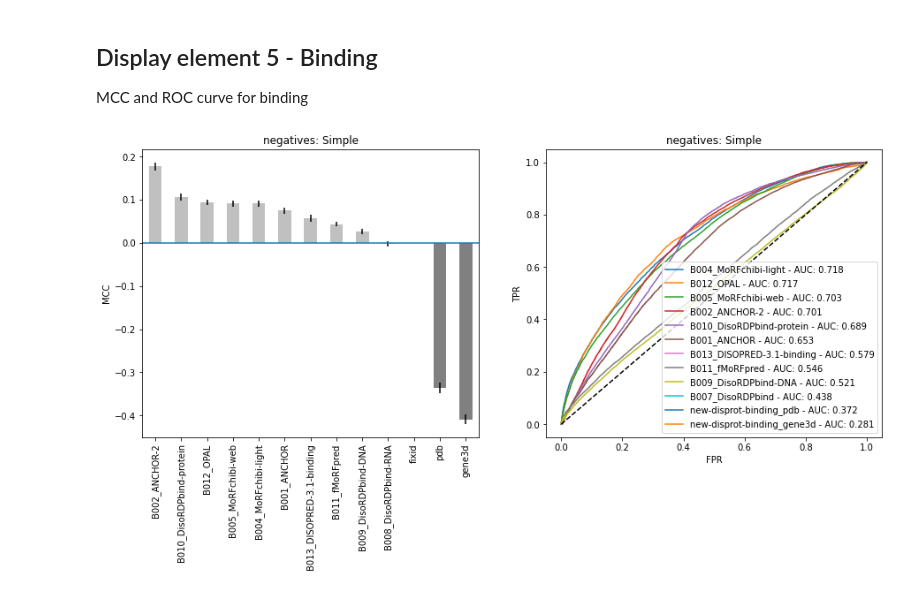
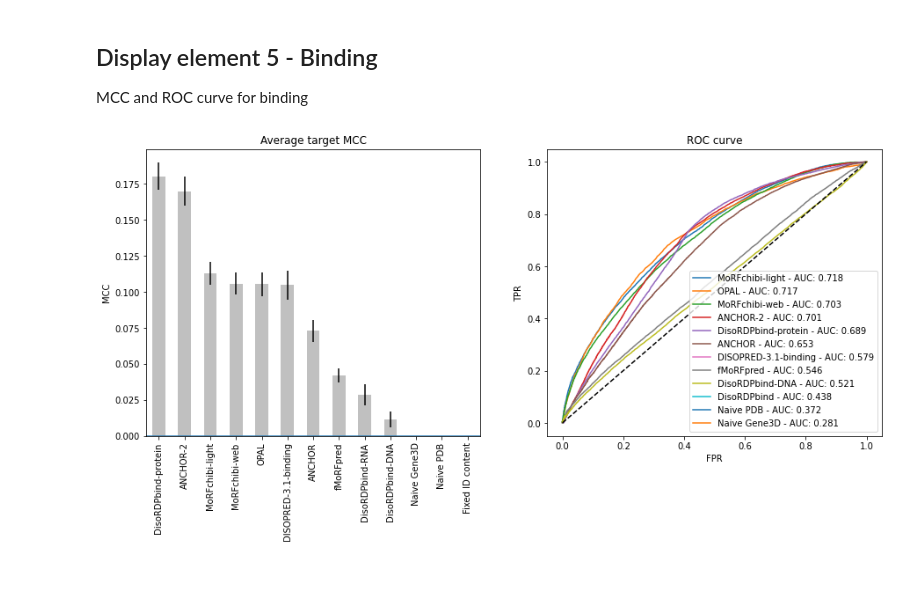
Before and after one commit to BioComputingUP/CAID, a Jupyter notebook: CAID-paper.ipynb, the cells around one changed output. Saved outputs shown, nothing was run; the diff lists cells and outputs as text; code cells hidden in the pictures.

```diff
--- a/CAID-paper.ipynb
+++ b/CAID-paper.ipynb
@@ -324,6 +415,7 @@ plt.savefig("fig1.png", dpi=300)
 # %%
-metrics_simple_target_preds = pd.read_csv("../results/new-disprot-all_simple.analysis.all.target.default.metrics.csv", index_col=[0,1])
-metrics_simple_target_npdbr = pd.read_csv("../baseline/new-disprot-all_simple.naive-new-pdb-r_simple.all.target.default.metrics.csv", index_col=[0,1])
-metrics_simple_target_ngen3 = pd.read_csv("../baseline/new-disprot-all_simple.naive-new-gene3d-r_simple.all.target.default.metrics.csv", index_col=[0,1])
-metrics_simple_target_nfixf = pd.read_csv("../baseline/new-disprot-all_simple.fixedposfrc.all.target.default.metrics.csv", index_col=[0,1])
+caidfolder = Path("/media/marnec/My Passport/Projects/Programming/caid/")
+metrics_simple_target_preds = pd.read_csv(caidfolder / "results/new-disprot-all_simple.analysis.all.target.mcc.metrics.csv", index_col=[0,1]).rename(names)
+metrics_simple_target_npdbr = pd.read_csv(caidfolder / "baseline/new-disprot-all_simple.naive-new-pdb-r_simple.all.target.mcc.metrics.csv", index_col=[0,1])
+metrics_simple_target_ngen3 = pd.read_csv(caidfolder / "baseline/new-disprot-all_simple.naive-new-gene3d-r_simple.all.target.mcc.metrics.csv", index_col=[0,1])
+metrics_simple_target_nfixf = pd.read_csv(caidfolder / "baseline/new-disprot-all_simple.fixedposfrc.all.target.mcc.metrics.csv", index_col=[0,1])
 # %%
@@ -448,23 +540,23 @@ fullid_cm.to_csv("fig4.csv")
 ## Display element 5 - Binding
 MCC and ROC curve for binding
 # %%
-metrics_simple_target_preds_binding = pd.read_csv("../results/new-disprot-binding_simple.analysis.all.target.default.metrics.csv", index_col=[0, 1])
-metrics_simple_target_npdbr_binding = pd.read_csv("../baseline/new-disprot-binding_simple.naive-new-disprot-binding_pdb.all.target.default.metrics.csv", index_col=[0, 1])
-metrics_simple_target_ngen3_binding = pd.read_csv("../baseline/new-disprot-binding_simple.naive-new-disprot-binding_gene3d.all.target.default.metrics.csv", index_col=[0, 1])
-metrics_simple_target_nfixf_binding = pd.read_csv("../baseline/new-disprot-binding_simple.fixedposfrc.all.target.default.metrics.csv", index_col=[0, 1])
+metrics_simple_target_preds_binding = pd.read_csv(caidfolder / "results/new-disprot-binding_simple.analysis.all.target.mcc.metrics.csv", index_col=[0, 1]).rename(names)
+metrics_simple_target_npdbr_binding = pd.read_csv(caidfolder / "baseline/new-disprot-binding_simple.naive-new-disprot-binding_pdb.all.target.mcc.metrics.csv", index_col=[0, 1])
+metrics_simple_target_ngen3_binding = pd.read_csv(caidfolder / "baseline/new-disprot-binding_simple.naive-new-disprot-binding_gene3d.all.target.mcc.metrics.csv", index_col=[0, 1])
+metrics_simple_target_nfixf_binding = pd.read_csv(caidfolder / "baseline/new-disprot-binding_simple.fixedposfrc.all.target.mcc.metrics.csv", index_col=[0, 1])
 # %%
 mcc_simple_targetavg_preds_binding = metrics_simple_target_preds_binding.mcc.groupby(level=0).describe()[["mean", "std"]].sort_values("mean",ascending=False)
 
 mcc_simple_targetavg_base_binding = pd.concat(
-    [metrics_simple_target_ngen3_binding["mcc"].describe()[["mean", "std"]].to_frame().T.rename({"mcc": "gene3d"}),
-     metrics_simple_target_npdbr_binding["mcc"].describe()[["mean", "std"]].to_frame().T.rename({"mcc": "pdb"}),
-     metrics_simple_target_nfixf_binding["mcc"].describe()[["mean", "std"]].to_frame().T.rename({"mcc": "fixid"})], sort=False).sort_values("mean", ascending=False)
+    [metrics_simple_target_ngen3_binding["mcc"].describe()[["mean", "std"]].to_frame().T.rename({"mcc": "Naive Gene3D"}),
+     metrics_simple_target_npdbr_binding["mcc"].describe()[["mean", "std"]].to_frame().T.rename({"mcc": "Naive PDB"}),
+     metrics_simple_target_nfixf_binding["mcc"].describe()[["mean", "std"]].to_frame().T.rename({"mcc": "Fixed ID content"})], sort=False).sort_values("mean", ascending=False)
 
 mcc_simple_plot_data_binding = mcc_simple_targetavg_preds_binding.head(10).append(mcc_simple_targetavg_base_binding)
 # %%
-roc_simple_preds_binding = pd.read_csv("../results/new-disprot-binding_simple.analysis.all.dataset._.roc.csv", index_col=[0], header=[0,1,2])
-roc_simple_npdbr_binding = pd.read_csv("../baseline/new-disprot-binding_simple.naive-new-disprot-binding_pdb.all.dataset._.roc.csv", index_col=[0], header=[0,1,2])
-roc_simple_ngen3_binding = pd.read_csv("../baseline/new-disprot-binding_simple.naive-new-disprot-binding_gene3d.all.dataset._.roc.csv", index_col=[0], header=[0,1,2])
+roc_simple_preds_binding = pd.read_csv(caidfolder / "results/new-disprot-binding_simple.analysis.all.dataset._.roc.csv", index_col=[0], header=[0,1,2])
+roc_simple_npdbr_binding = pd.read_csv(caidfolder / "baseline/new-disprot-binding_simple.naive-new-disprot-binding_pdb.all.dataset._.roc.csv", index_col=[0], header=[0,1,2])
+roc_simple_ngen3_binding = pd.read_csv(caidfolder / "baseline/new-disprot-binding_simple.naive-new-disprot-binding_gene3d.all.dataset._.roc.csv", index_col=[0], header=[0,1,2])
 # roc_simple_ncons = pd.read_csv("../baseline/new-disprot-all_simple.cons.all.dataset._.roc.csv", index_col=[0], header=[0,1,2])
 # %%
 # create auc ranking of all predictor + baselines
@@ -479,19 +571,20 @@ roc_simple = roc_simple.append(roc_simple_ngen3_binding.T) if roc_simple_ngen3_b
 # %%
 fig, axes = plt.subplots(1, 2, figsize=(15, 6))
 
 ax = mcc_simple_plot_data_binding["mean"].plot.bar(ax=axes[0], color=(["silver"]*10) + (["grey"]*3), yerr=mcc_simple_plot_data_binding["std"] / (len(metrics_simple_target_preds_binding.index.get_level_values(1).unique()) **0.5) / 2)
 _ = ax.axhline(mcc_simple_targetavg_base_binding["mean"].max())
 _ = ax.set_ylabel("MCC")
-ax.title.set_text('negatives: Simple')
+ax.title.set_text('Average target MCC')
 
 
 auc_simple = sorted(roc_simple.index.droplevel(2).unique(), key=lambda t: t[1], reverse=True)
 lines = axes[1].plot(*roc_simple.reindex(list(zip(*auc_simple))[0], level=0).values)
 axes[1].plot([0, 1], [0, 1], color='k', linestyle='--')
 
-axes[1].legend(lines, ["{} - AUC: {}".format(*t) for t in auc_simple]);
+axes[1].legend(lines, ["{} - AUC: {}".format(names[p], v) for p,v in auc_simple]);
 axes[1].set_ylabel("TPR")
 axes[1].set_xlabel("FPR")
-axes[1].title.set_text('negatives: Simple')
+axes[1].title.set_text('ROC curve')
+plt.savefig("fig5.png", dpi=300, bbox_inches="tight")
 # %% [output]
-[figure, old version]
+[figure, new version]
```
Also changed, not shown: parts of 15 cells of this notebook, 6 other files.
